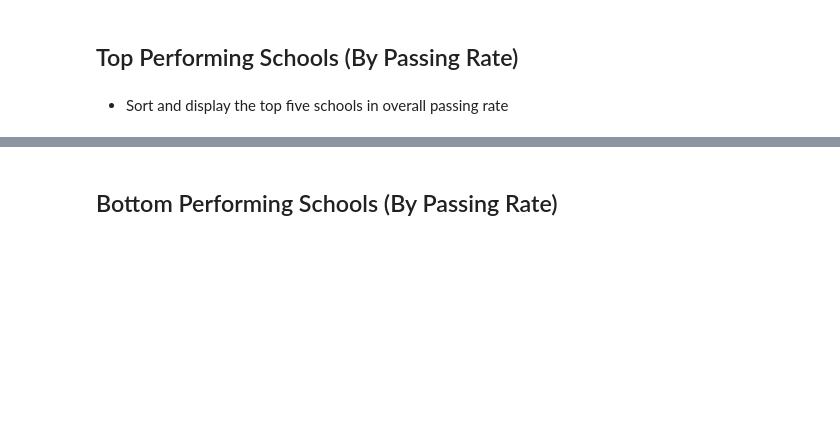
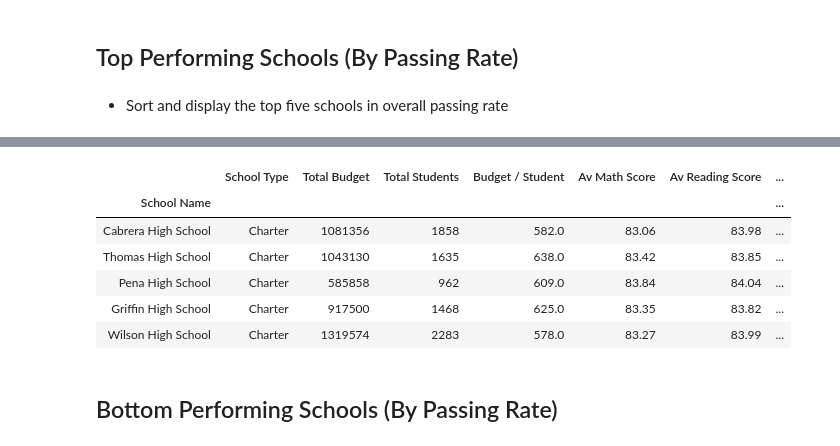
Before and after one commit to allisonwest/pandas_homework, a Jupyter notebook: PyCitySchools/PyCitySchools_starter.ipynb, the cells around one changed output, grey strips where cells are left out. Drawn from its saved outputs; the diff is of its cells as text; code cells hidden in the pictures; blank space fills up the shorter version.

```diff
--- a/PyCitySchools/PyCitySchools_starter.ipynb
+++ b/PyCitySchools/PyCitySchools_starter.ipynb
@@ -78,0 +58,15 @@ Name: reading_score, dtype: int64
+# %%
+organized_data = school_data_complete.groupby(["school_name"])
+school_summary_table = pd.DataFrame({"School Name":school_data["school_name"], "School Type":school_data["type"], "Total Budget":school_data["budget"]})
+school_summary_table = school_summary_table.set_index("School Name")
+school_summary_table = school_summary_table.sort_values("School Name")
+
+school_summary_table["Total Students"] = organized_data["Student ID"].count()
+school_summary_table["Budget / Student"] = school_summary_table["Total Budget"]/school_summary_table["Total Students"]
+school_summary_table["Av Math Score"] = round(organized_data["math_score"].mean(), 2)
+school_summary_table["Av Reading Score"] = round(organized_data["reading_score"].mean(), 2)
+school_summary_table["% Passing Math"] = round((organized_data.apply(lambda x: (x["math_score"] >= 70).sum()) / school_summary_table["Total Students"]) * 100, 2)
+school_summary_table["% Passing Reading"] = round((organized_data.apply(lambda x: (x["reading_score"] >= 70).sum()) / school_summary_table["Total Students"]) * 100, 2)
+school_summary_table["Overall Passing Rate"] = round((school_summary_table["% Passing Math"] + school_summary_table["% Passing Reading"]) / 2, 2)
+
+print(school_summary_table)
@@ -111,3 +112,14 @@ updated_data
+# %%
+school_summary_table = school_summary_table.sort_values("Overall Passing Rate", ascending=False)
+school_summary_table.head(5)
+# %% [output]
+|  | School Type | Total Budget | Total Students | Budget / Student | Av Math Score | Av Reading Score | ... |
+| School Name |  |  |  |  |  |  | ... |
+| Cabrera High School | Charter | 1081356 | 1858 | 582.0 | 83.06 | 83.98 | ... |
+| Thomas High School | Charter | 1043130 | 1635 | 638.0 | 83.42 | 83.85 | ... |
+| Pena High School | Charter | 585858 | 962 | 609.0 | 83.84 | 84.04 | ... |
+| Griffin High School | Charter | 917500 | 1468 | 625.0 | 83.35 | 83.82 | ... |
+| Wilson High School | Charter | 1319574 | 2283 | 578.0 | 83.27 | 83.99 | ... |
 # %% [markdown]
 ## Bottom Performing Schools (By Passing Rate)
 # %% [markdown]
```
Also changed, not shown: parts of 16 cells of this notebook.
